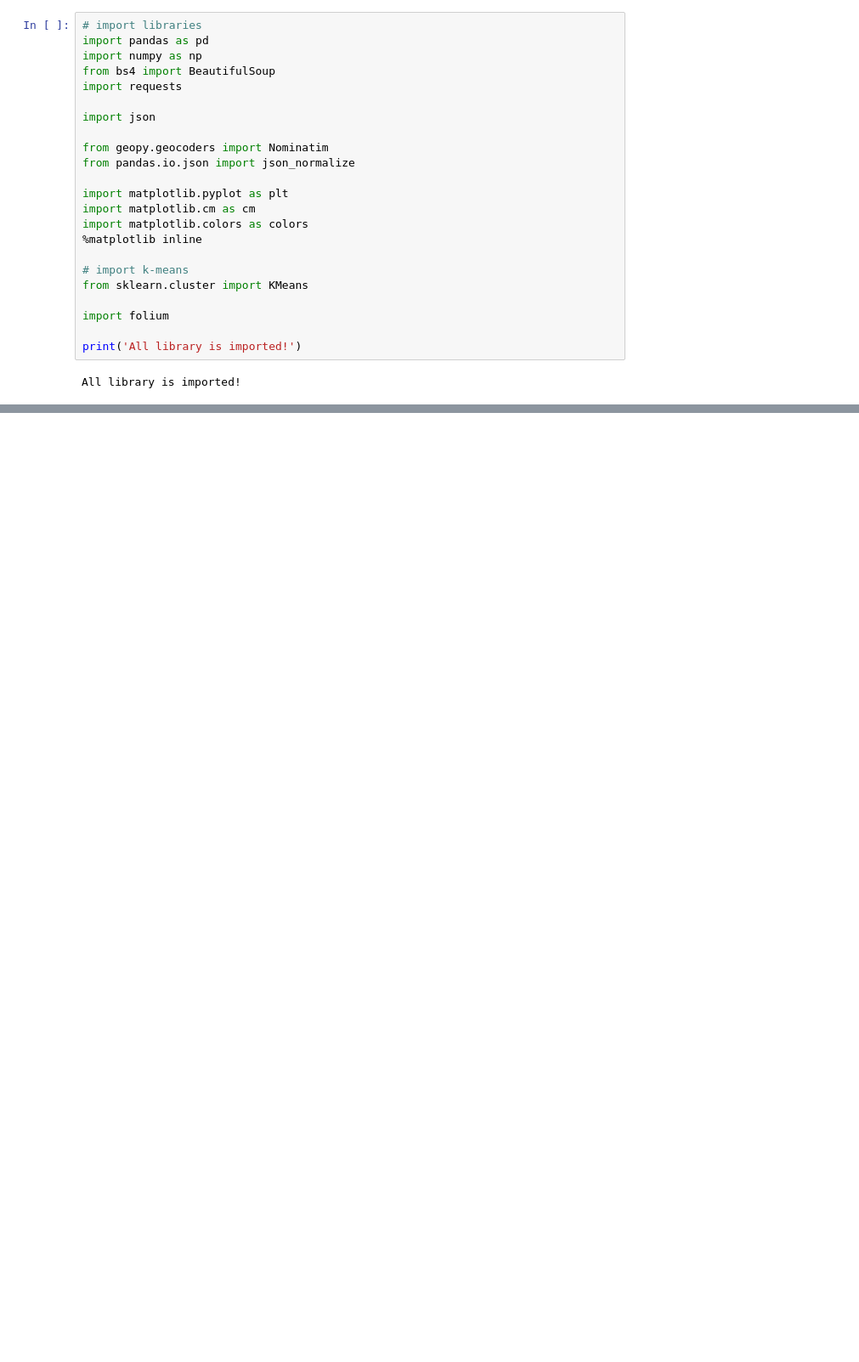
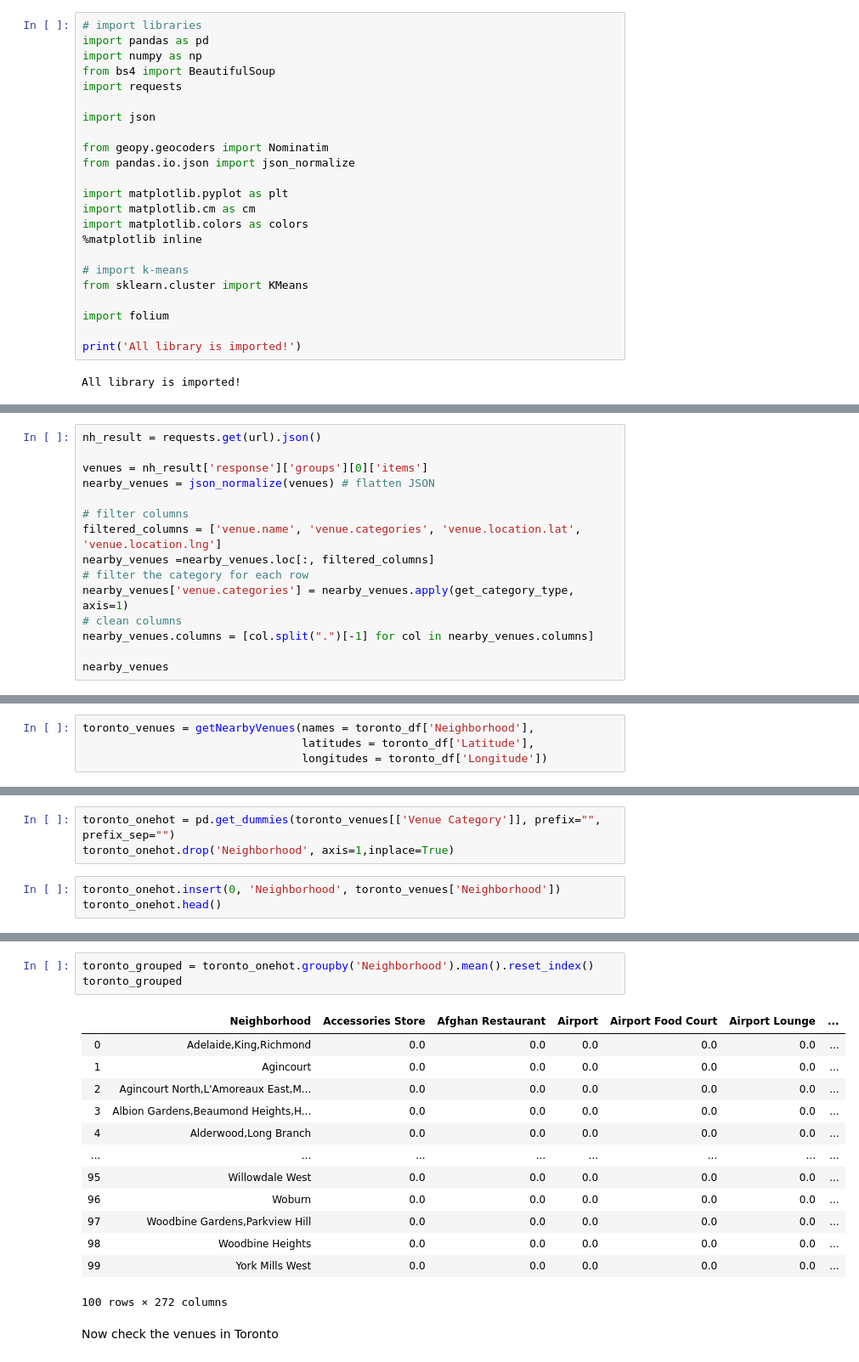
Before and after one commit to witjaksana/Coursera_Capstone, a Jupyter notebook: CapstoneProject/Capstone_Project_Battle_of_Neighborhood_notebook.ipynb, the cells around one changed output, grey strips where cells are left out. Shown at 85% size. Cells and saved outputs as stored; diff of their text form; blank space fills up the shorter version.

```diff
--- a/CapstoneProject/Capstone_Project_Battle_of_Neighborhood_notebook.ipynb
+++ b/CapstoneProject/Capstone_Project_Battle_of_Neighborhood_notebook.ipynb
@@ -147,0 +176,15 @@ map_toronto
+# %%
+nh_result = requests.get(url).json()
+
+venues = nh_result['response']['groups'][0]['items']
+nearby_venues = json_normalize(venues) # flatten JSON
+
+# filter columns
+filtered_columns = ['venue.name', 'venue.categories', 'venue.location.lat', 'venue.location.lng']
+nearby_venues =nearby_venues.loc[:, filtered_columns]
+# filter the category for each row
+nearby_venues['venue.categories'] = nearby_venues.apply(get_category_type, axis=1)
+# clean columns
+nearby_venues.columns = [col.split(".")[-1] for col in nearby_venues.columns]
+
+nearby_venues
@@ -147,0 +232,4 @@ map_toronto
+# %%
+toronto_venues = getNearbyVenues(names = toronto_df['Neighborhood'],
+                                 latitudes = toronto_df['Latitude'],
+                                 longitudes = toronto_df['Longitude'])
@@ -147,0 +238,6 @@ map_toronto
+# %%
+toronto_onehot = pd.get_dummies(toronto_venues[['Venue Category']], prefix="", prefix_sep="")
+toronto_onehot.drop('Neighborhood', axis=1,inplace=True)
+# %%
+toronto_onehot.insert(0, 'Neighborhood', toronto_venues['Neighborhood'])
+toronto_onehot.head()
@@ -147,0 +252,19 @@ map_toronto
+# %%
+toronto_grouped = toronto_onehot.groupby('Neighborhood').mean().reset_index()
+toronto_grouped
+# %% [output]
+|  | Neighborhood | Accessories Store | Afghan Restaurant | Airport | Airport Food Court | Airport Lounge | ... |
+| 0 | Adelaide,King,Richmond | 0.0 | 0.0 | 0.0 | 0.0 | 0.0 | ... |
+| 1 | Agincourt | 0.0 | 0.0 | 0.0 | 0.0 | 0.0 | ... |
+| 2 | Agincourt North,L'Amoreaux East,M... | 0.0 | 0.0 | 0.0 | 0.0 | 0.0 | ... |
+| 3 | Albion Gardens,Beaumond Heights,H... | 0.0 | 0.0 | 0.0 | 0.0 | 0.0 | ... |
+| 4 | Alderwood,Long Branch | 0.0 | 0.0 | 0.0 | 0.0 | 0.0 | ... |
+| ... | ... | ... | ... | ... | ... | ... | ... |
+| 95 | Willowdale West | 0.0 | 0.0 | 0.0 | 0.0 | 0.0 | ... |
+| 96 | Woburn | 0.0 | 0.0 | 0.0 | 0.0 | 0.0 | ... |
+| 97 | Woodbine Gardens,Parkview Hill | 0.0 | 0.0 | 0.0 | 0.0 | 0.0 | ... |
+| 98 | Woodbine Heights | 0.0 | 0.0 | 0.0 | 0.0 | 0.0 | ... |
+| 99 | York Mills West | 0.0 | 0.0 | 0.0 | 0.0 | 0.0 | ... |
+100 rows × 272 columns
+# %% [markdown]
+Now check the venues in Toronto
```
Also changed, not shown: parts of 63 cells of this notebook.
